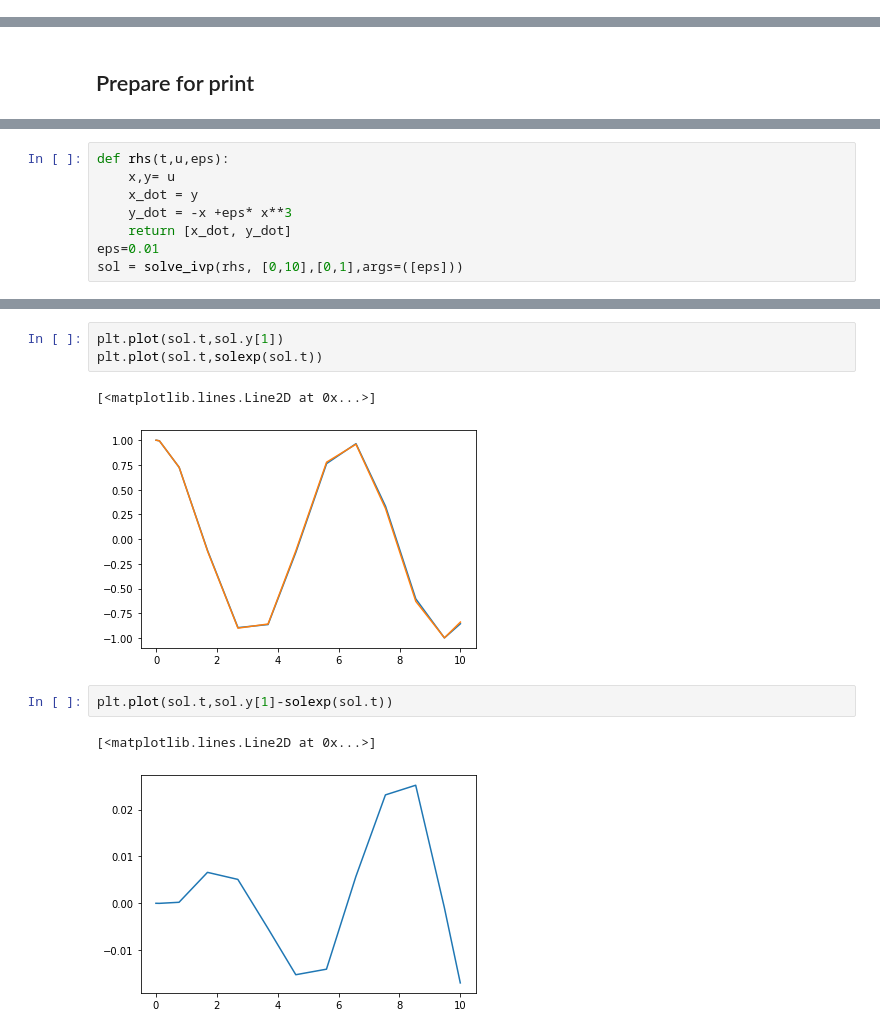
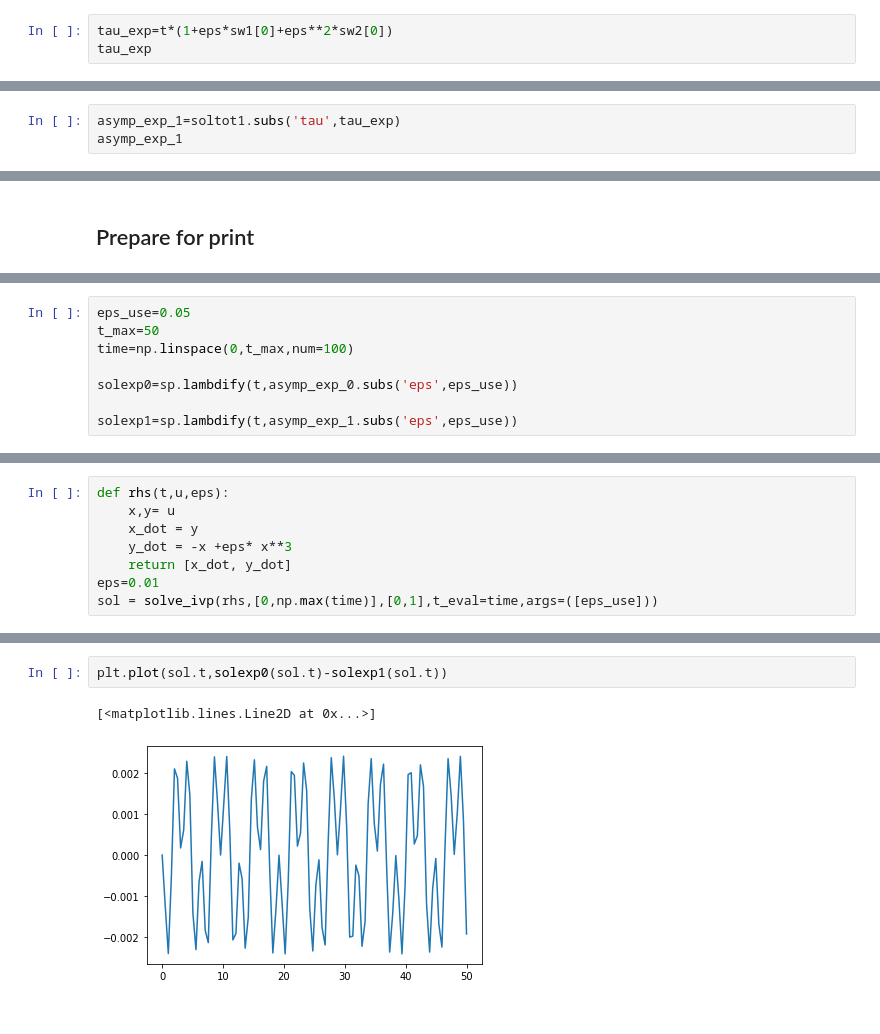
Before and after one commit to galendal/MAT230git, a Jupyter notebook: Linstedt-Poincare.ipynb, the cells around one changed output, grey strips where cells are left out. Drawn from its saved outputs; the diff is of its cells as text.

```diff
--- a/Linstedt-Poincare.ipynb
+++ b/Linstedt-Poincare.ipynb
@@ -111,0 +148,3 @@ $\displaystyle 1.0003125 \cos{\left(t \right)} - 0.0003125 \cos{\left(3 t \right
+# %%
+tau_exp=t*(1+eps*sw1[0]+eps**2*sw2[0])
+tau_exp
@@ -111,0 +153,3 @@ $\displaystyle 1.0003125 \cos{\left(t \right)} - 0.0003125 \cos{\left(3 t \right
+# %%
+asymp_exp_1=soltot1.subs('tau',tau_exp)
+asymp_exp_1
@@ -118 +165,9 @@ solexp=sp.lambdify(t,soltot.evalf(subs={eps:0.01}))
+# %%
+eps_use=0.05
+t_max=50
+time=np.linspace(0,t_max,num=100)
+
+solexp0=sp.lambdify(t,asymp_exp_0.subs('eps',eps_use))
+
+solexp1=sp.lambdify(t,asymp_exp_1.subs('eps',eps_use))
 # %% [markdown]
@@ -136,4 +179,4 @@ def rhs(t,u,eps):
     y_dot = -x +eps* x**3
     return [x_dot, y_dot]
 eps=0.01
-sol = solve_ivp(rhs, [0,10],[0,1],args=([eps]))
+sol = solve_ivp(rhs,[0,np.max(time)],[0,1],t_eval=time,args=([eps_use]))
@@ -140,11 +199,5 @@ sol = solve_ivp(rhs, [0,10],[0,1],args=([eps]))
 # %%
-plt.plot(sol.t,sol.y[1])
-plt.plot(sol.t,solexp(sol.t))
+plt.plot(sol.t,solexp0(sol.t)-solexp1(sol.t))
 # %% [output]
 [<matplotlib.lines.Line2D at 0x...>]
-[figure, old version]
+[figure, new version]
-# %%
-plt.plot(sol.t,sol.y[1]-solexp(sol.t))
-# %% [output]
-[<matplotlib.lines.Line2D at 0x...>]
-[figure, removed]
```
Also changed, not shown: parts of 40 cells of this notebook, 1 other file.
